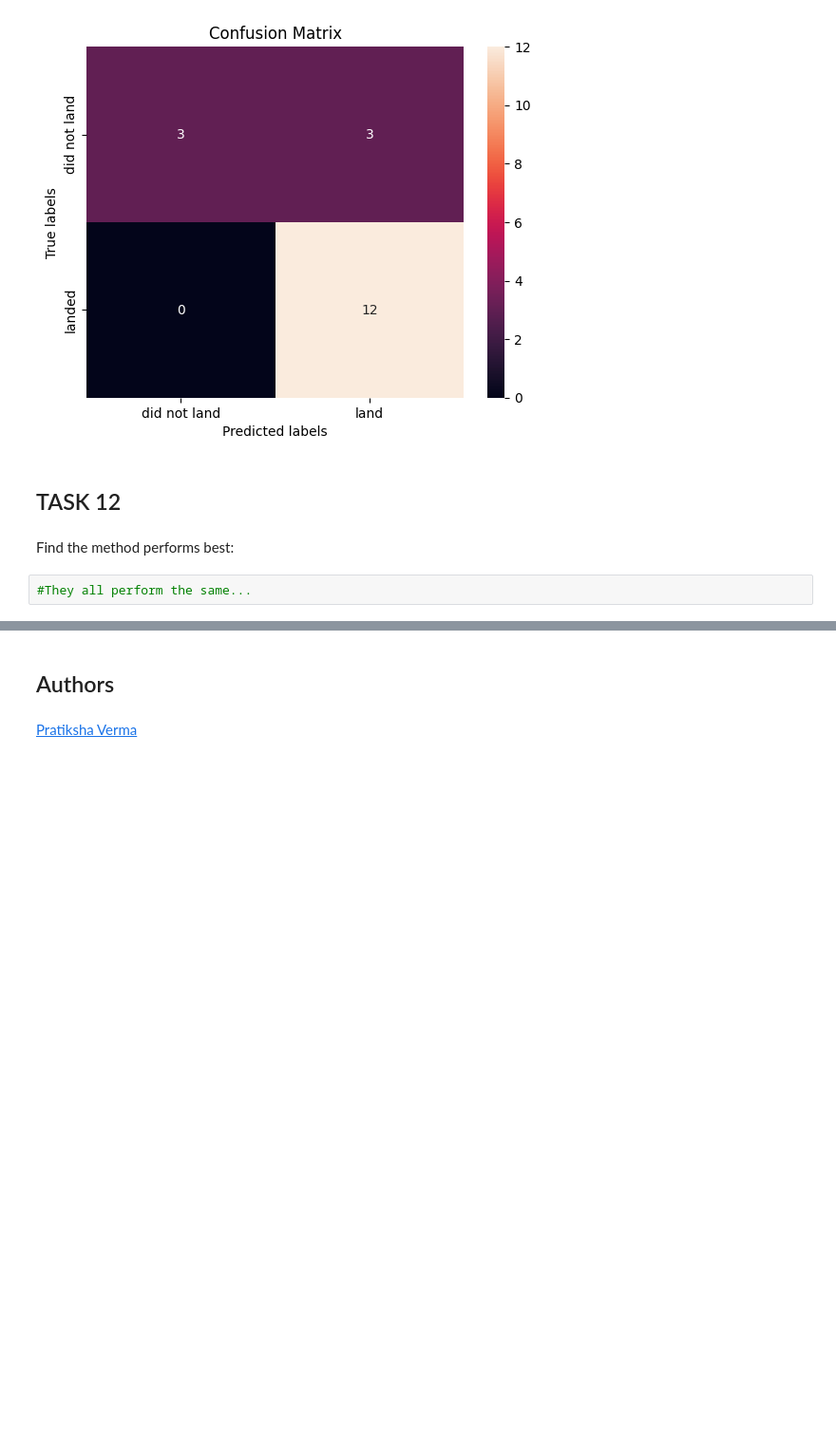
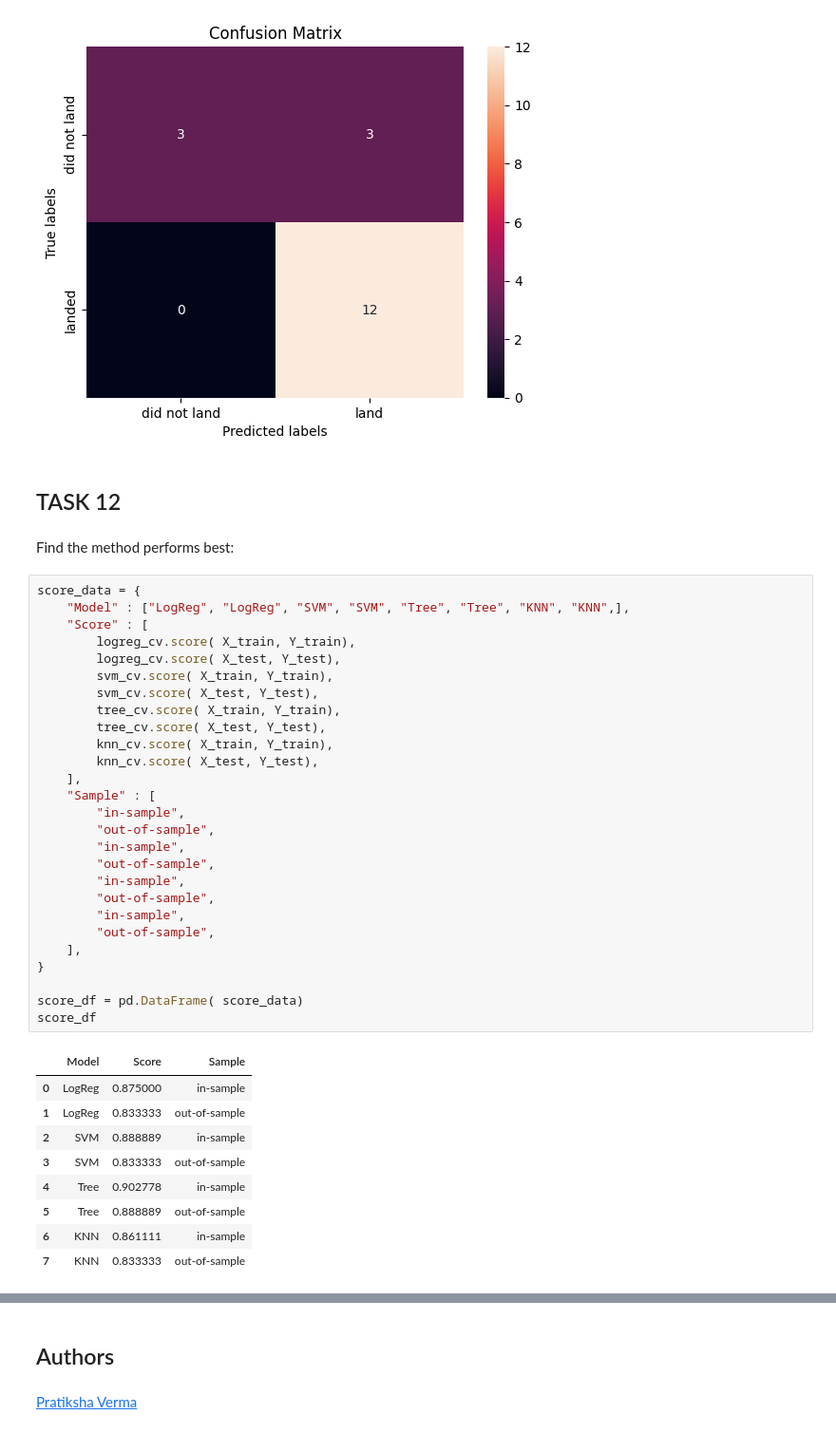
Before and after one commit to PatrickKneschke/Coursera-DataScienceAssignments, a Jupyter notebook: Data Science Capstone/SpaceX_Machine_Learning_Prediction_Part_5.jupyterlite.ipynb, the cells around one changed output, grey strips where cells are left out. Shown at 95% size. Drawn from its saved outputs; the diff is of its cells as text; blank space fills up the shorter version.

```diff
--- a/Data Science Capstone/SpaceX_Machine_Learning_Prediction_Part_5.jupyterlite.ipynb
+++ b/Data Science Capstone/SpaceX_Machine_Learning_Prediction_Part_5.jupyterlite.ipynb
@@ -343,5 +343,40 @@ plot_confusion_matrix( Y_test, yhat)
 ## TASK  12
 # %% [markdown]
 Find the method performs best:
-# %%
-#They all perform the same...
+# %%
+score_data = {
+    "Model" : ["LogReg", "LogReg", "SVM", "SVM", "Tree", "Tree", "KNN", "KNN",],
+    "Score" : [
+        logreg_cv.score( X_train, Y_train),
+        logreg_cv.score( X_test, Y_test),
+        svm_cv.score( X_train, Y_train),
+        svm_cv.score( X_test, Y_test),
+        tree_cv.score( X_train, Y_train),
+        tree_cv.score( X_test, Y_test),
+        knn_cv.score( X_train, Y_train),
+        knn_cv.score( X_test, Y_test),
+    ],
+    "Sample" : [
+        "in-sample",
+        "out-of-sample",
+        "in-sample",
+        "out-of-sample",
+        "in-sample",
+        "out-of-sample",
+        "in-sample",
+        "out-of-sample",
+    ],
+}
+
+score_df = pd.DataFrame( score_data)
+score_df
+# %% [output]
+|  | Model | Score | Sample |
+| 0 | LogReg | 0.875000 | in-sample |
+| 1 | LogReg | 0.833333 | out-of-sample |
+| 2 | SVM | 0.888889 | in-sample |
+| 3 | SVM | 0.833333 | out-of-sample |
+| 4 | Tree | 0.902778 | in-sample |
+| 5 | Tree | 0.888889 | out-of-sample |
+| 6 | KNN | 0.861111 | in-sample |
+| 7 | KNN | 0.833333 | out-of-sample |
```
Also changed, not shown: parts of 4 cells of this notebook.
